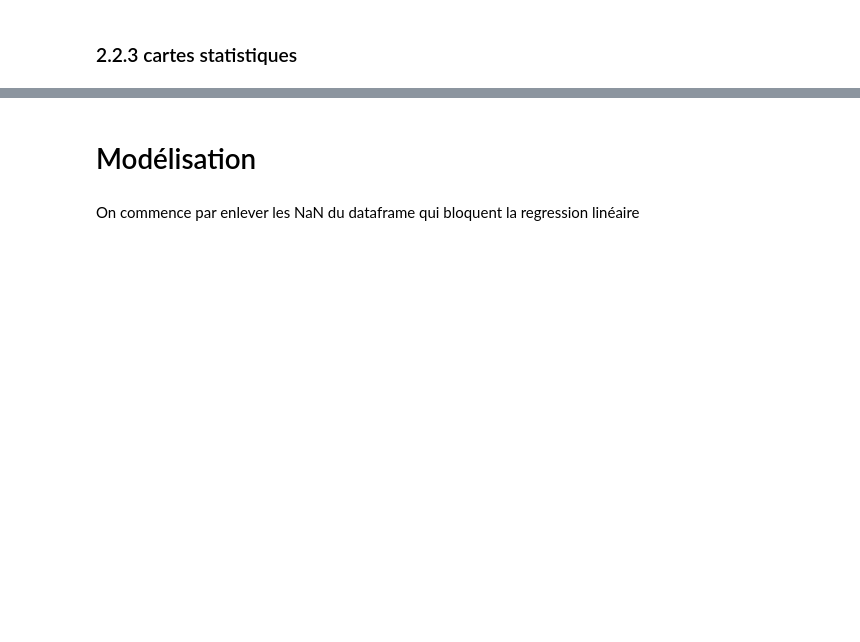
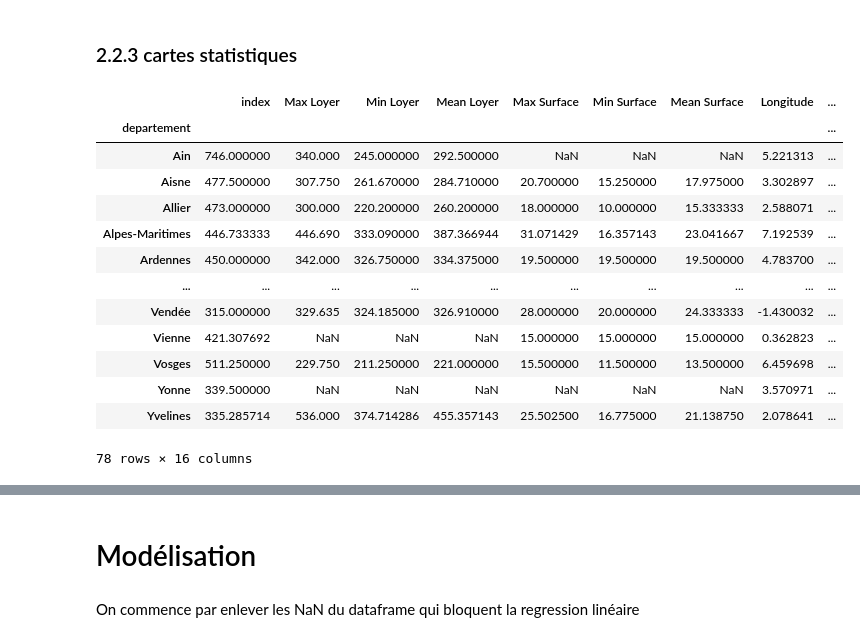
Before and after one commit to Simgnt/La-loi-du-Crous, a Jupyter notebook: Projet_final_with_maps_3_Simon.ipynb, the cells around one changed output, grey strips where cells are left out. Cells and saved outputs as stored; diff of their text form; code cells hidden in the pictures; blank space fills up the shorter version.

```diff
--- a/Projet_final_with_maps_3_Simon.ipynb
+++ b/Projet_final_with_maps_3_Simon.ipynb
@@ -391,8 +476,24 @@ map
 # %% [markdown]
 ### 2.2.3 cartes statistiques
 # %%
-gdf_mean = df_metro.groupby(['departement']).mean().sort_values('prix_par_m2_mean')
+gdf_mean = df_metro.groupby(['departement']).mean()
 gdf_mean['departement'] = gdf_mean.index
+gdf_mean
+# %% [output]
+|  | index | Max Loyer | Min Loyer | Mean Loyer | Max Surface | Min Surface | Mean Surface | Longitude | ... |
+| departement |  |  |  |  |  |  |  |  | ... |
+| Ain | 746.000000 | 340.000 | 245.000000 | 292.500000 | NaN | NaN | NaN | 5.221313 | ... |
+| Aisne | 477.500000 | 307.750 | 261.670000 | 284.710000 | 20.700000 | 15.250000 | 17.975000 | 3.302897 | ... |
+| Allier | 473.000000 | 300.000 | 220.200000 | 260.200000 | 18.000000 | 10.000000 | 15.333333 | 2.588071 | ... |
+| Alpes-Maritimes | 446.733333 | 446.690 | 333.090000 | 387.366944 | 31.071429 | 16.357143 | 23.041667 | 7.192539 | ... |
+| Ardennes | 450.000000 | 342.000 | 326.750000 | 334.375000 | 19.500000 | 19.500000 | 19.500000 | 4.783700 | ... |
+| ... | ... | ... | ... | ... | ... | ... | ... | ... | ... |
+| Vendée | 315.000000 | 329.635 | 324.185000 | 326.910000 | 28.000000 | 20.000000 | 24.333333 | -1.430032 | ... |
+| Vienne | 421.307692 | NaN | NaN | NaN | 15.000000 | 15.000000 | 15.000000 | 0.362823 | ... |
+| Vosges | 511.250000 | 229.750 | 211.250000 | 221.000000 | 15.500000 | 11.500000 | 13.500000 | 6.459698 | ... |
+| Yonne | 339.500000 | NaN | NaN | NaN | NaN | NaN | NaN | 3.570971 | ... |
+| Yvelines | 335.285714 | 536.000 | 374.714286 | 455.357143 | 25.502500 | 16.775000 | 21.138750 | 2.078641 | ... |
+78 rows × 16 columns
 # %%
 gpd_mean = gpd.GeoDataFrame(gdf_mean.set_index('departement').join(gdf_dep.set_index('departement')))
 # %%
```
Also changed, not shown: parts of 29 cells of this notebook.
